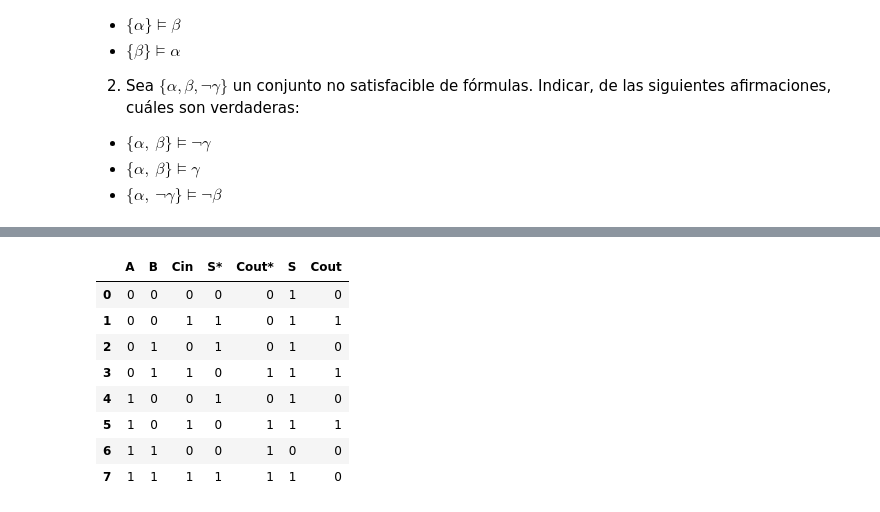
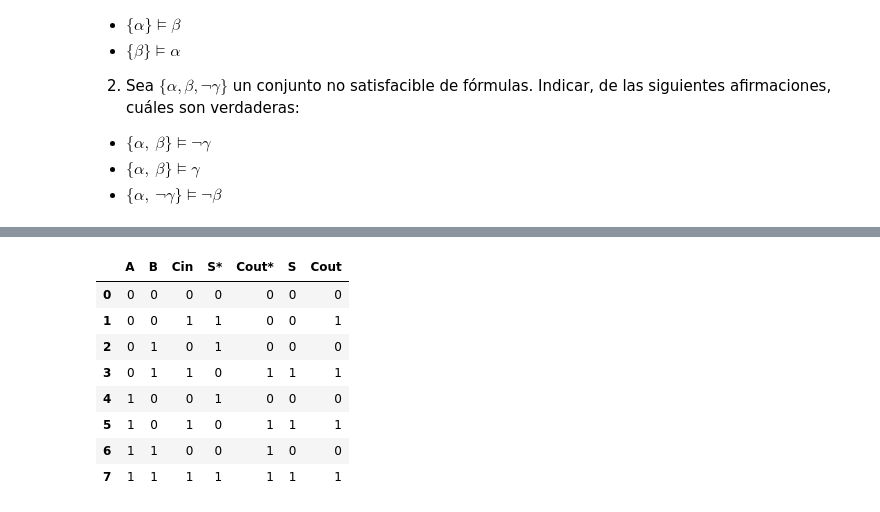
Before and after one commit to fersoler/LogiCoLab, a Jupyter notebook: LogicaPropLengSem.ipynb, the cells around one changed output, grey strips where cells are left out. Cells and saved outputs as stored; diff of their text form; code cells hidden in the pictures.

```diff
--- a/LogicaPropLengSem.ipynb
+++ b/LogicaPropLengSem.ipynb
@@ -367,7 +373,7 @@ Podemos representar la estructura de una fórmula mediante un **árbol sintácti
 #@markdown las fórmulas, reordena algunas subfórmulas según orden lexicográfico.
 #@markdown Por ejemplo, $q\land p$ es representada como $p \land q$.
 
-formula = "\xAC(p \u003C-> q | r)" #@param ["p -> q & r", "¬(p <-> q | r)", "p & q | ¬r"] {allow-input: true}
+formula = "p & ¬(q | r) -> s" #@param ["p -> q & r", "¬(p <-> q | r)", "p & q | ¬r"] {allow-input: true}
 
 # display(HTML("""
 # <style>
@@ -509,8 +515,8 @@ Las tablas anteriores definen las funciones de verdad de cada conectiva lógica,
 #@markdown verde y las falsas en rojo. Si alguna parte de la fórmula no puede ser
 #@markdown evaluada, se mostrará en negro.
 
-formula = "p -> q & r" #@param ["p -> q & r", "¬(p <-> q | r)", "p & q | ¬r"] {allow-input: true}
-interpretacion   = "p: 0, q: 1" #@param ["p: 1, q: 0, r: 0", "p: 1, q: 1, r: 0"] {allow-input: true}
+formula = "p & ¬(q | r) -> s" #@param ["p -> q & r", "¬(p <-> q | r)", "p & q | ¬r"] {allow-input: true}
+interpretacion   = "p: 1, q: 0, r: 0, s: 1" #@param ["p: 1, q: 0, r: 0", "p: 1, q: 1, r: 0"] {allow-input: true}
 
 import warnings
 warnings.filterwarnings('ignore')
@@ -593,7 +603,7 @@ df
 #@markdown > 💡 La tabla resultante no incluye las subfórmulas de las fórmulas proporcionadas.
 
 
-formulas = "p -> q, \xACp | q" #@param ["p -> (q -> r), p & q -> r, ¬q", "p -> q, ¬p | q", "p -> q, ¬q, ¬p", "p & q, p | q | r"]  {allow-input: true}
+formulas = "p -> (q -> r), p & q -> r, ¬q" #@param ["p -> (q -> r), p & q -> r, ¬q", "p -> q, ¬p | q", "p -> q, ¬q, ¬p", "p & q, p | q | r"]  {allow-input: true}
 
 try:
   fmls = [nltk_to_sympy(parseFml(f)) for f in formulas.split(',')]
@@ -722,7 +736,7 @@ interpretación que haga verdadera todas las fórmulas de $\Gamma$ debe hacer ve
 #@markdown > 💡 La tabla resultante no incluye las subfórmulas de las fórmulas proporcionadas.
 
 
-premisas = "p & q" #@param ["p -> q, p", "p & q"]  {allow-input: true}
+premisas = "p -> q, p" #@param ["p -> q, p", "p & q"]  {allow-input: true}
 conclusion = "q | r" #@param ["q", "q | r"]  {allow-input: true}
 
 try:
@@ -883,43 +897,42 @@ Obtener información acerca de las *puertas lógicas* del diagrama.
 ![image.png](embedded-picture-1)
 # %%
 
-
-S = "(A & B) -> Cin" #@param {type:"string"}
-Cout = "(A -> \xACB)  &  Cin" #@param {type:"string"}
+S = "(A | B) & Cin" #@param {type:"string"}
+Cout = "(A -> CB)  &  Cin" #@param {type:"string"}
 
 A, B, Cin = sympy.symbols('A B Cin')
 
 try:
   fmls = [nltk_to_sympy(parseFml(f)) for f in [S, Cout]]
   atoms = [nltk_to_sympy(parseFml(a)) for a in ['A', 'B', 'Cin']]
   reals = [
       # S*
       (A ^ B) ^ Cin,
       # Cout*
       ((A ^ B) & Cin) | (A & B)]
 except Exception as err:
   sys.tracebacklimit = -1
   print("Ha habido un problema al procesar la fórmula, revisa la sintaxis.\n")
   raise SystemExit(err)
 
 df = pd.DataFrame(columns=['A', 'B', 'Cin', 'S*','Cout*','S', 'Cout'])
 # Evaluate the formulas for all possible combinations of truth values
 for values in itertools.product([False, True], repeat=len(atoms)):
     # Assign the truth values to the propositional variables
     assignment = {var: value for var, value in zip(atoms, values)}
     # Evaluate the formulas
     df.loc[len(df)] = [TF_2_10(bf.subs(assignment)) for bf in atoms+reals+fmls]
 
 # Resulting truth table
 pd.set_option('display.colheader_justify', 'center')
 df
 # %% [output]
 |  | A | B | Cin | S* | Cout* | S | Cout |
-| 0 | 0 | 0 | 0 | 0 | 0 | 1 | 0 |
-| 1 | 0 | 0 | 1 | 1 | 0 | 1 | 1 |
-| 2 | 0 | 1 | 0 | 1 | 0 | 1 | 0 |
+| 0 | 0 | 0 | 0 | 0 | 0 | 0 | 0 |
+| 1 | 0 | 0 | 1 | 1 | 0 | 0 | 1 |
+| 2 | 0 | 1 | 0 | 1 | 0 | 0 | 0 |
 | 3 | 0 | 1 | 1 | 0 | 1 | 1 | 1 |
-| 4 | 1 | 0 | 0 | 1 | 0 | 1 | 0 |
+| 4 | 1 | 0 | 0 | 1 | 0 | 0 | 0 |
 | 5 | 1 | 0 | 1 | 0 | 1 | 1 | 1 |
 | 6 | 1 | 1 | 0 | 0 | 1 | 0 | 0 |
-| 7 | 1 | 1 | 1 | 1 | 1 | 1 | 0 |
+| 7 | 1 | 1 | 1 | 1 | 1 | 1 | 1 |
```
Also changed, not shown: parts of 7 cells of this notebook.
